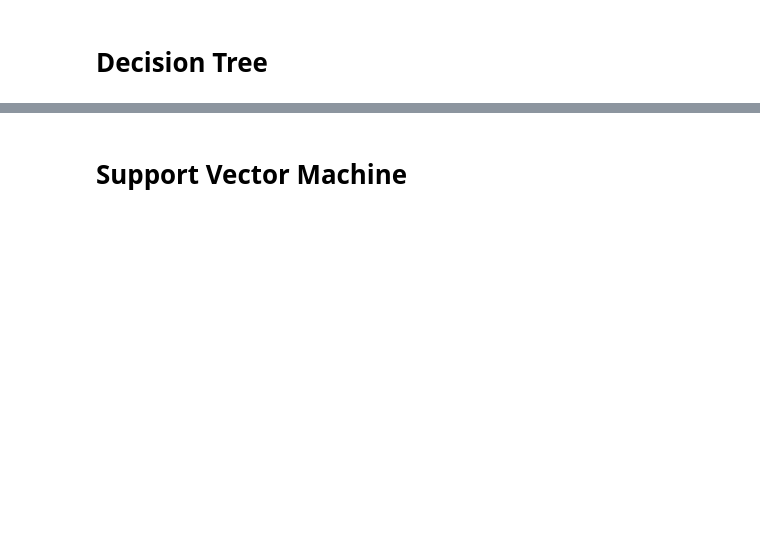
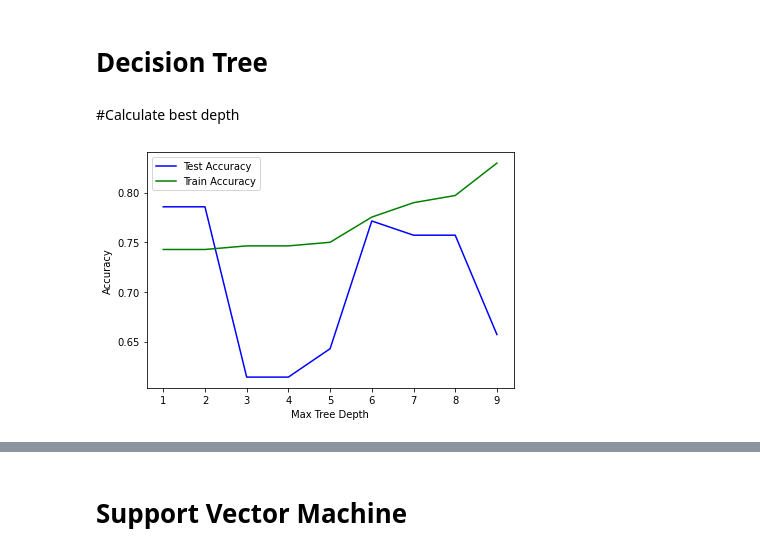
Before and after one commit to IronH4cker/Machine_Learning, a Jupyter notebook: ML0101EN-Proj-Loan-py-v1.ipynb, the cells around one changed output, grey strips where cells are left out. Drawn from its saved outputs; the diff is of its cells as text; code cells hidden in the pictures; blank space fills up the shorter version.

```diff
--- a/ML0101EN-Proj-Loan-py-v1.ipynb
+++ b/ML0101EN-Proj-Loan-py-v1.ipynb
@@ -307,4 +328,28 @@ The best K =  7
 # %%
 from sklearn.tree import DecisionTreeClassifier
 import sklearn.tree as tree
+# %% [markdown]
+#Calculate best depth
+# %%
+MaxTreeDepths = 10
+MaxTreeDepthAccuracyTest = np.zeros((MaxTreeDepths-1))
+MaxTreeDepthAccuracyTrain = np.zeros((MaxTreeDepths-1))
+
+for i in range(1,MaxTreeDepths):
+    loanTree = DecisionTreeClassifier(criterion="entropy", max_depth = i)
+    loanTree.fit(X_train,y_train)
+    loanTreePredictionsTest = loanTree.predict(X_test)
+    MaxTreeDepthAccuracyTest[i-1] = metrics.accuracy_score(y_test, loanTreePredictionsTest)
+    loanTreePredictionsTrain = loanTree.predict(X_train)
+    MaxTreeDepthAccuracyTrain[i-1] = metrics.accuracy_score(y_train, loanTreePredictionsTrain)
+
+plt.plot(range(1,MaxTreeDepths),MaxTreeDepthAccuracyTest,'b',label = 'Test Accuracy')
+plt.plot(range(1,MaxTreeDepths),MaxTreeDepthAccuracyTrain,'g',label = 'Train Accuracy')
+plt.ylabel('Accuracy')
+plt.xlabel('Max Tree Depth')
+plt.tight_layout()
+plt.legend()
+plt.show()
+# %% [output]
+[figure, added]
 # %%
```
Also changed, not shown: parts of 29 cells of this notebook.
